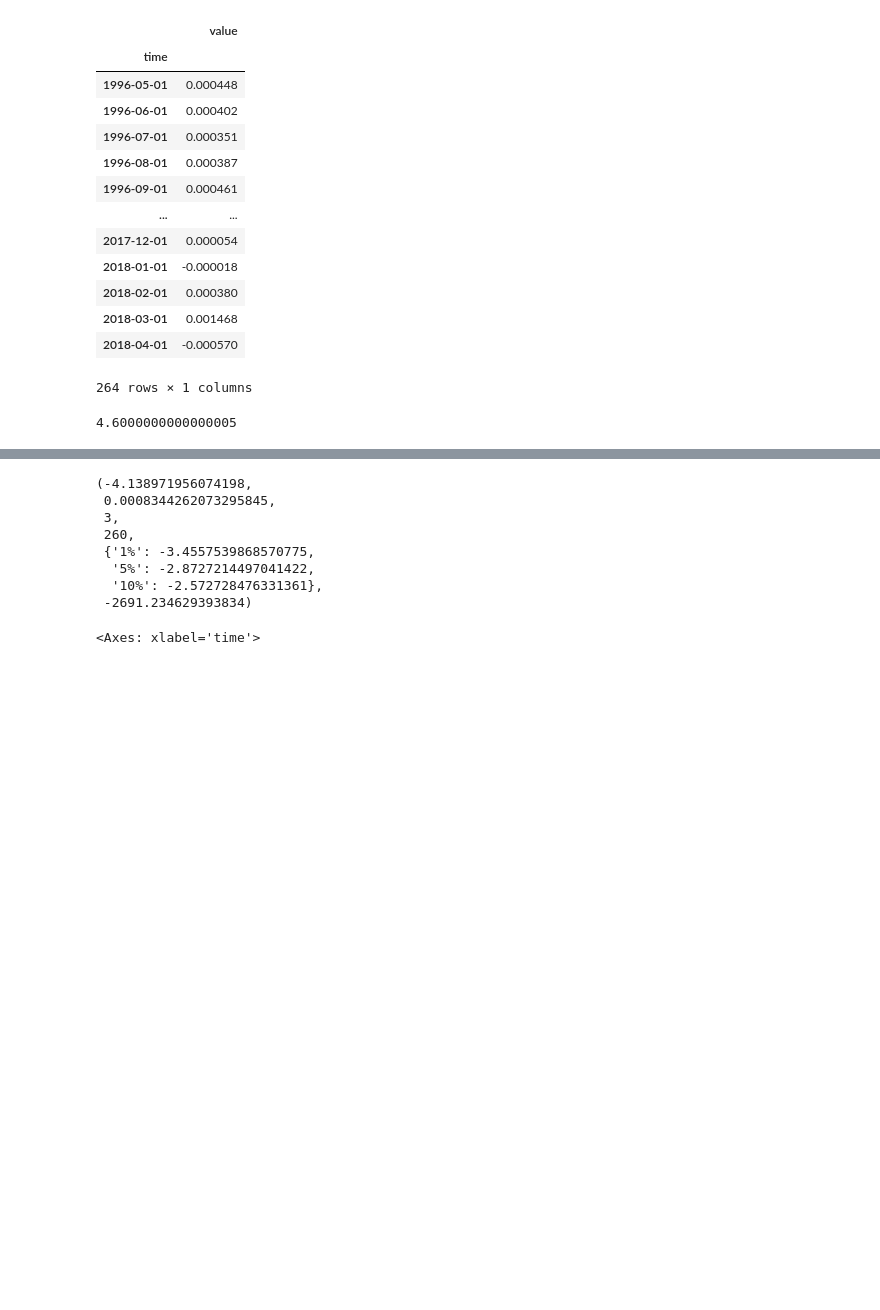
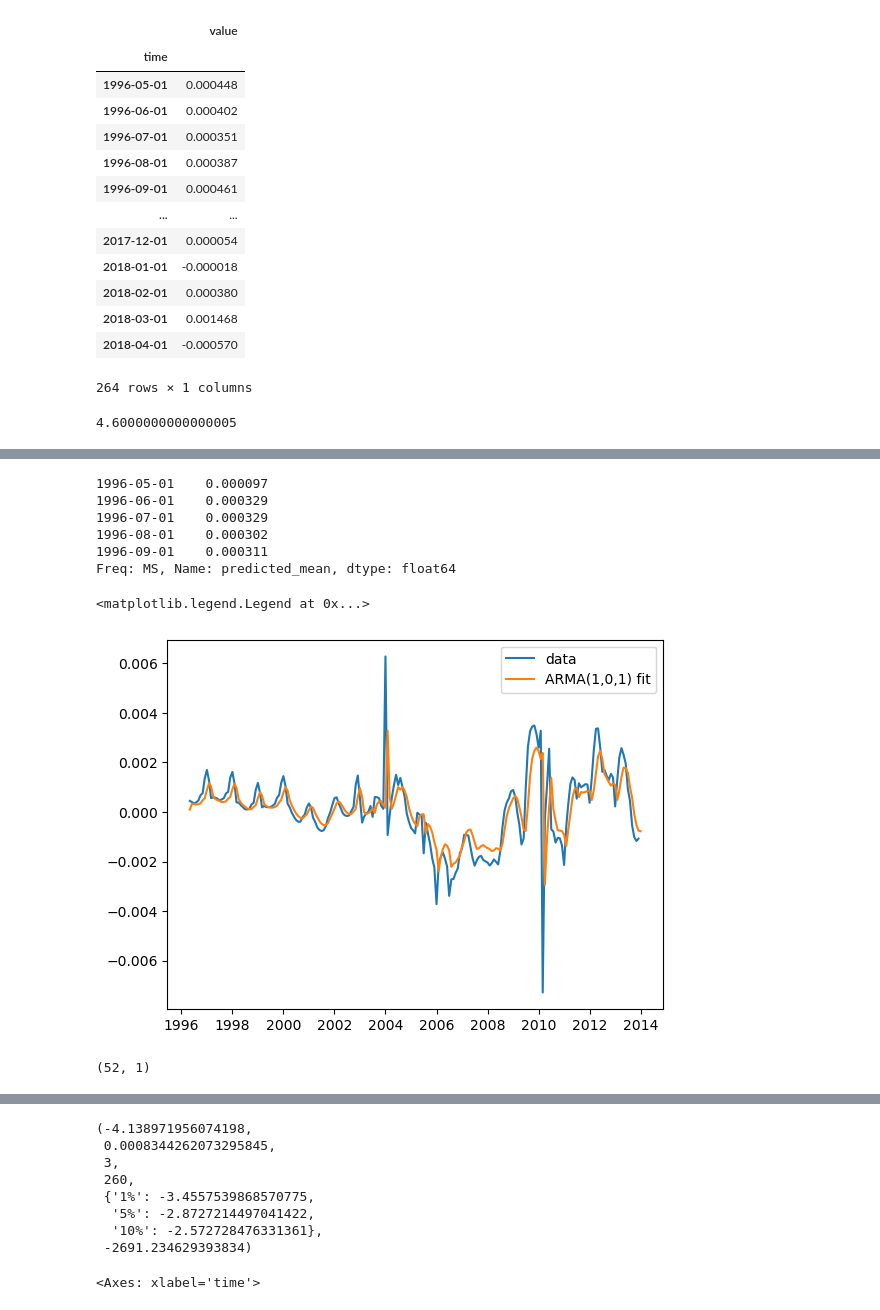
Before and after one commit to ewestrich/Investment-Time-Series-Forecasting, a Jupyter notebook: Time-Series-Notebook.ipynb, the cells around one changed output, grey strips where cells are left out. Cells and saved outputs as stored; diff of their text form; code cells hidden in the pictures; blank space fills up the shorter version.

```diff
--- a/Time-Series-Notebook.ipynb
+++ b/Time-Series-Notebook.ipynb
@@ -1244,0 +1187,27 @@ dict(zip(results.param_names, results.params))
+# %%
+n_len = train_arma11.shape[0]
+
+
+insamp_pred = results.predict(0, n_len)
+
+#get first 5 values in-sample
+insamp_pred[0:5]
+# %% [output]
+1996-05-01    0.000097
+1996-06-01    0.000329
+1996-07-01    0.000329
+1996-08-01    0.000302
+1996-09-01    0.000311
+Freq: MS, Name: predicted_mean, dtype: float64
+# %%
+fig, ax = plt.subplots()
+ax.plot(train_arma11, label = 'data')
+ax.plot(insamp_pred, label = 'ARMA(1,0,1) fit')
+ax.legend()
+# %% [output]
+<matplotlib.legend.Legend at 0x...>
+[figure, added]
+# %%
+test_arma11.shape
+# %% [output]
+(52, 1)
```
Also changed, not shown: parts of 55 cells of this notebook.
